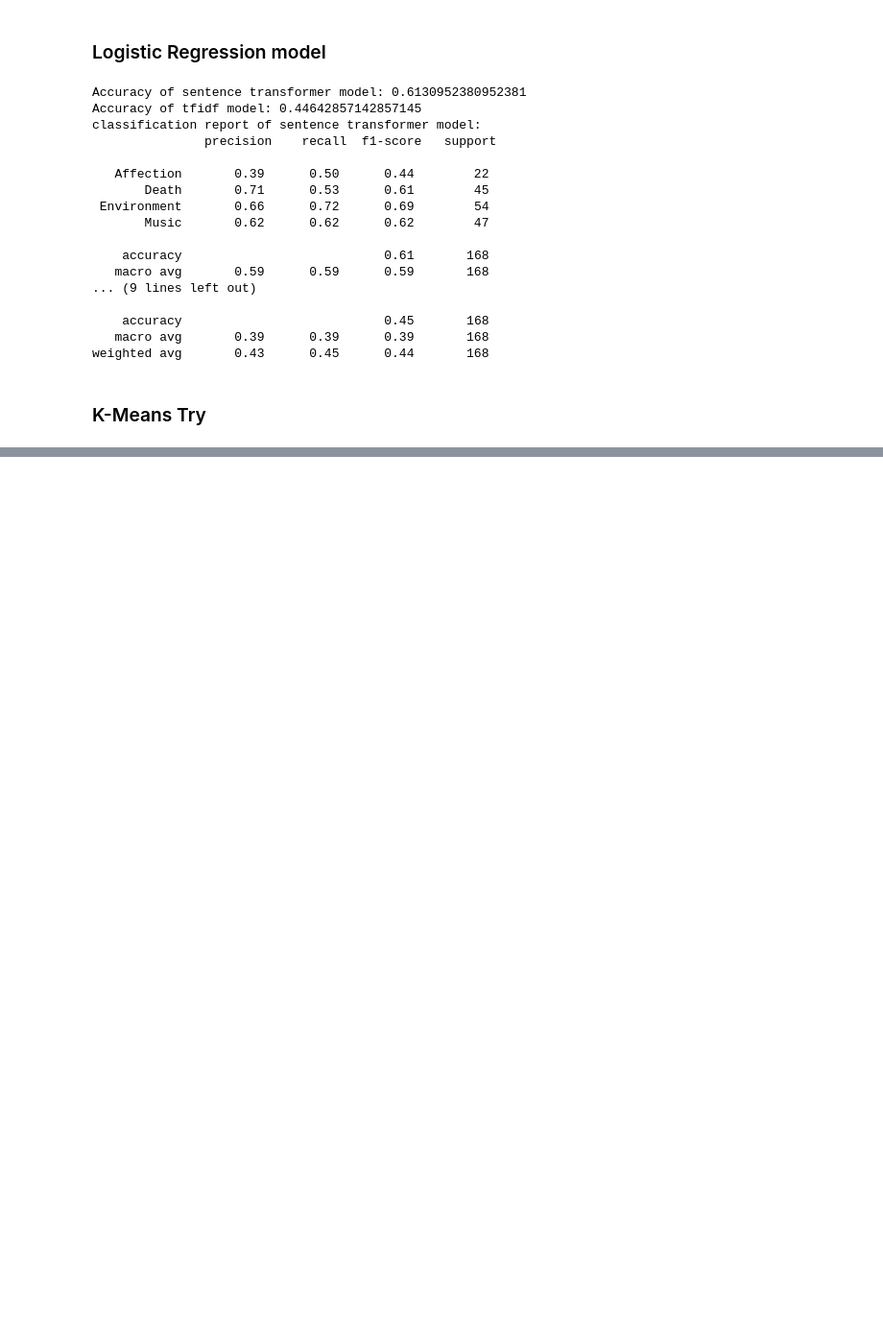
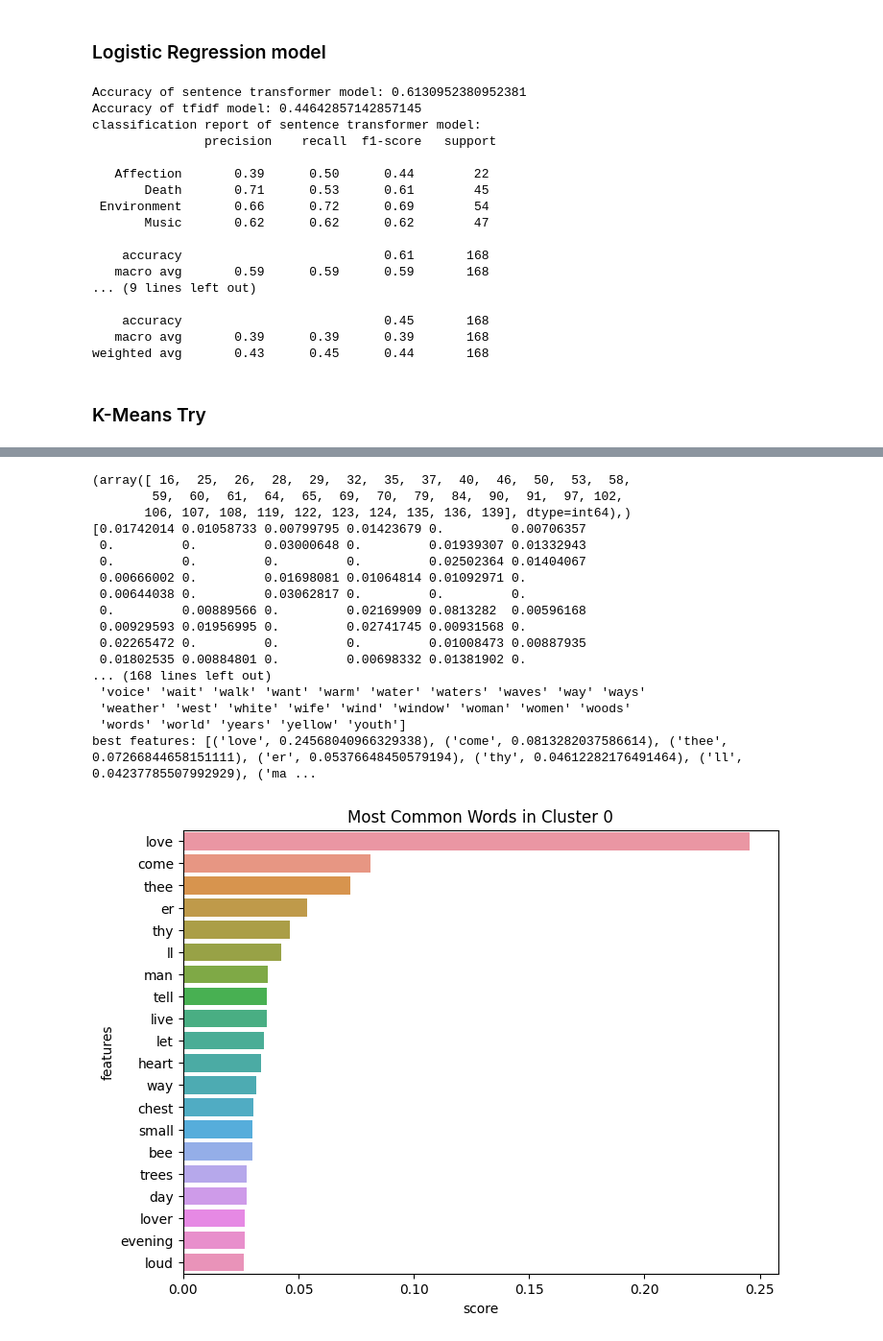
Before and after one commit to arjunprakash027/poem-classification-nlp, a Jupyter notebook: classify.ipynb, the cells around one changed output, grey strips where cells are left out. Shown at 96% size. Saved outputs shown, nothing was run; the diff lists cells and outputs as text; code cells hidden in the pictures; blank space fills up the shorter version.

```diff
--- a/classify.ipynb
+++ b/classify.ipynb
@@ -159,0 +366,61 @@ final_df.T.nlargest(5,0)
+# %%
+def plotWords(label,df,n_feats):
+    plt.figure(figsize=(8, 6))
+    plt.title(f"Most Common Words in Cluster {label}")
+    sns.barplot(x = 'score' , y = 'features' , data = df[:n_feats])
+    plt.show()
+
+def get_top_features_cluster(tf_idf_array, prediction, n_feats):
+    labels = np.unique(prediction)
+    dfs = []
+    for label in labels:
+        id_temp = np.where(prediction==label) # indices for each cluster
+        x_means = np.mean(tf_idf_array[id_temp], axis = 0) # returns average score across cluster
+        sorted_means = np.argsort(x_means)[::-1][:n_feats] # indices with top 20 scores
+        features = feature_names
+        best_features = [(features[i], x_means[i]) for i in sorted_means]
+        df = pd.DataFrame(best_features, columns = ['features', 'score'])
+        dfs.append(df)
+        print("\nCluster %d:" % label)
+        print(tf_idf_array[id_temp])
+        print(df.head(10))
+        print("id_temp:",id_temp)
+        print("x_means",x_means)
+        print("SORTED MEANS:",sorted_means)
+        print("features:",features)
+        print("best features:",best_features)
+        plotWords(label,df,n_feats)
+    return dfs
+# %%
+best_result = 2
+kmeans = kmeans_result[best_result]
+
+final_df_arr = final_df.to_numpy()
+prediction = kmeans.predict(final_df)
+temp = np.where(prediction==0)
+print(temp)
+print(np.mean(final_df_arr[temp],axis=0))
+print(np.argsort(np.mean(final_df_arr[temp],axis=0))[::-1][:20])
+means = np.mean(final_df_arr[temp], axis = 0)
+print(means)
+n_feats = 20
+dfs = get_top_features_cluster(final_df_arr,prediction,n_feats)
+# %% [output]
+(array([ 16,  25,  26,  28,  29,  32,  35,  37,  40,  46,  50,  53,  58,
+        59,  60,  61,  64,  65,  69,  70,  79,  84,  90,  91,  97, 102,
+       106, 107, 108, 119, 122, 123, 124, 135, 136, 139], dtype=int64),)
+[0.01742014 0.01058733 0.00799795 0.01423679 0.         0.00706357
+ 0.         0.         0.03000648 0.         0.01939307 0.01332943
+ 0.         0.         0.         0.         0.02502364 0.01404067
+ 0.00666002 0.         0.01698081 0.01064814 0.01092971 0.
+ 0.00644038 0.         0.03062817 0.         0.         0.
+ 0.         0.00889566 0.         0.02169909 0.0813282  0.00596168
+ 0.00929593 0.01956995 0.         0.02741745 0.00931568 0.
+ 0.02265472 0.         0.         0.         0.01008473 0.00887935
+ 0.01802535 0.00884801 0.         0.00698332 0.01381902 0.
+... (168 lines left out)
+ 'voice' 'wait' 'walk' 'want' 'warm' 'water' 'waters' 'waves' 'way' 'ways'
+ 'weather' 'west' 'white' 'wife' 'wind' 'window' 'woman' 'women' 'woods'
+ 'words' 'world' 'years' 'yellow' 'youth']
+best features: [('love', 0.24568040966329338), ('come', 0.0813282037586614), ('thee', 0.07266844658151111), ('er', 0.05376648450579194), ('thy', 0.04612282176491464), ('ll', 0.04237785507992929), ('ma ...
+[figure, added]
```
Also changed, not shown: parts of 18 cells of this notebook.
